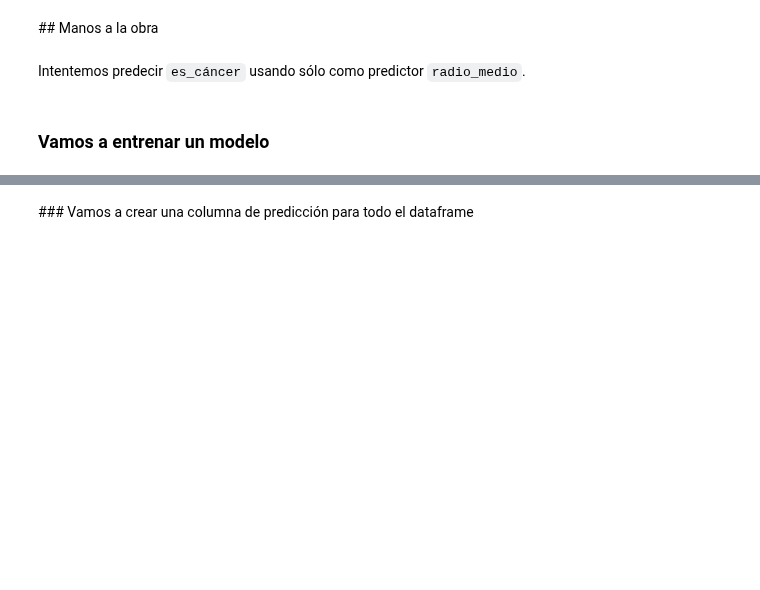
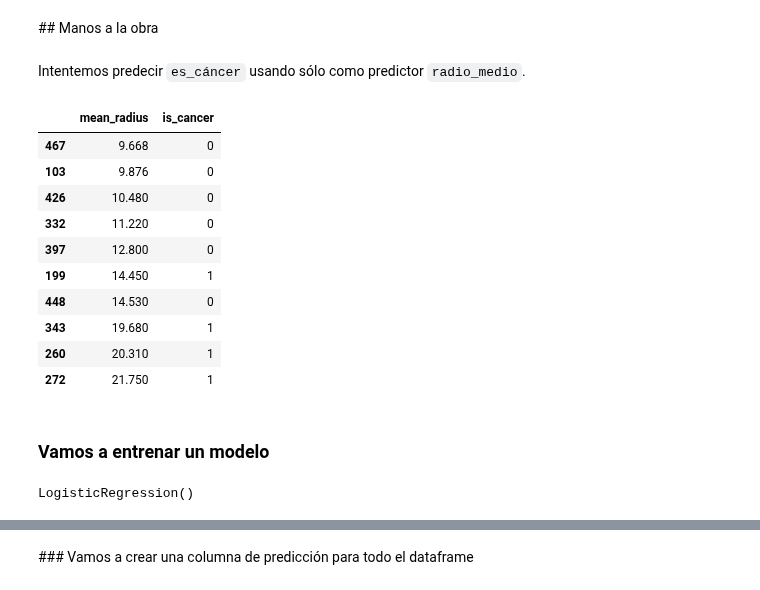
Before and after one commit to Ironhack-Data-Madrid-Febrero-2021/Classroom-Materials, a Jupyter notebook: module-3/03-clasificación.ipynb, the cells around one changed output, grey strips where cells are left out. Cells and saved outputs as stored; diff of their text form; code cells hidden in the pictures; blank space fills up the shorter version.

```diff
--- a/module-3/03-clasificación.ipynb
+++ b/module-3/03-clasificación.ipynb
@@ -59,6 +91,22 @@ https://stackoverflow.com/questions/12146914/what-is-the-difference-between-line
 ## Manos a la obra
 # %% [markdown]
 Intentemos predecir `es_cáncer` usando sólo como predictor `radio_medio`.
+# %%
+df = df[["mean_radius", "is_cancer"]]
+# %%
+df.sample(10).sort_values("mean_radius")
+# %% [output]
+|  | mean_radius | is_cancer |
+| 467 | 9.668 | 0 |
+| 103 | 9.876 | 0 |
+| 426 | 10.480 | 0 |
+| 332 | 11.220 | 0 |
+| 397 | 12.800 | 0 |
+| 199 | 14.450 | 1 |
+| 448 | 14.530 | 0 |
+| 343 | 19.680 | 1 |
+| 260 | 20.310 | 1 |
+| 272 | 21.750 | 1 |
 # %% [markdown]
 ### Vamos a entrenar un modelo
 # %%
@@ -66,3 +119,7 @@ from sklearn.linear_model import LogisticRegression
+# %%
+log.fit(X,y)
+# %% [output]
+LogisticRegression()
 # %%
 # Vamos a ver cómo funcionarcía con los primeroos 5 pacientes
 # %%
```
Also changed, not shown: parts of 34 cells of this notebook.
